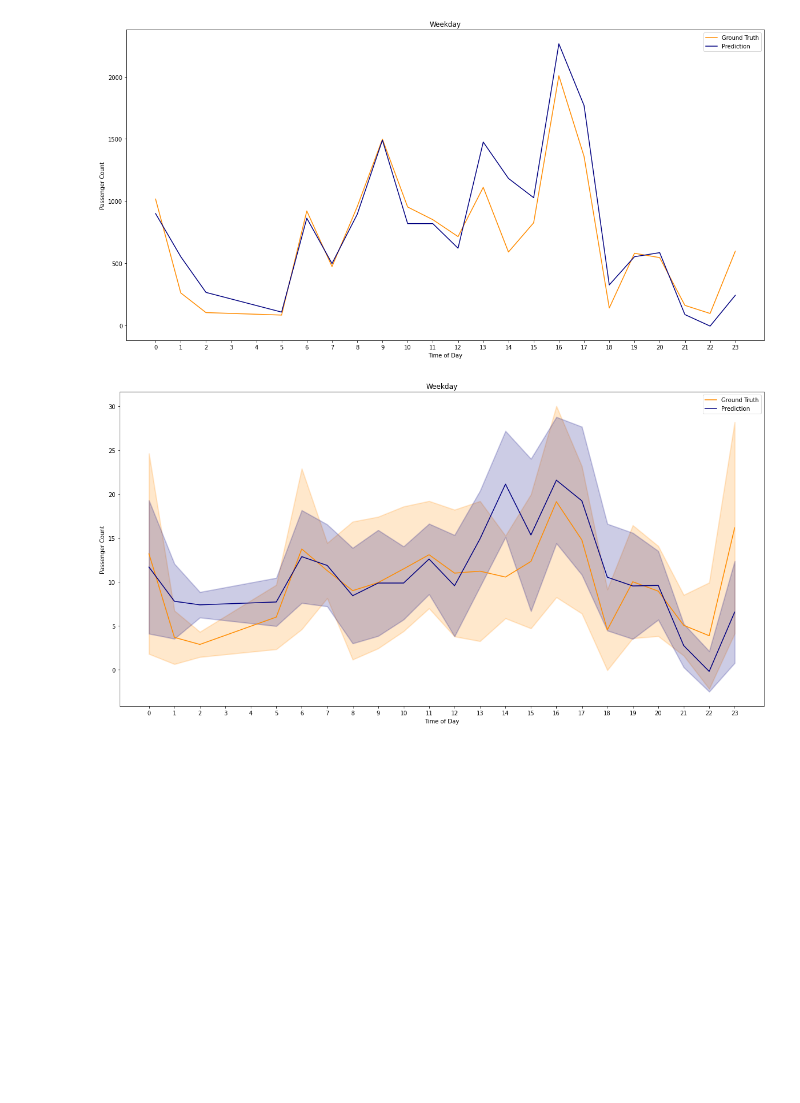
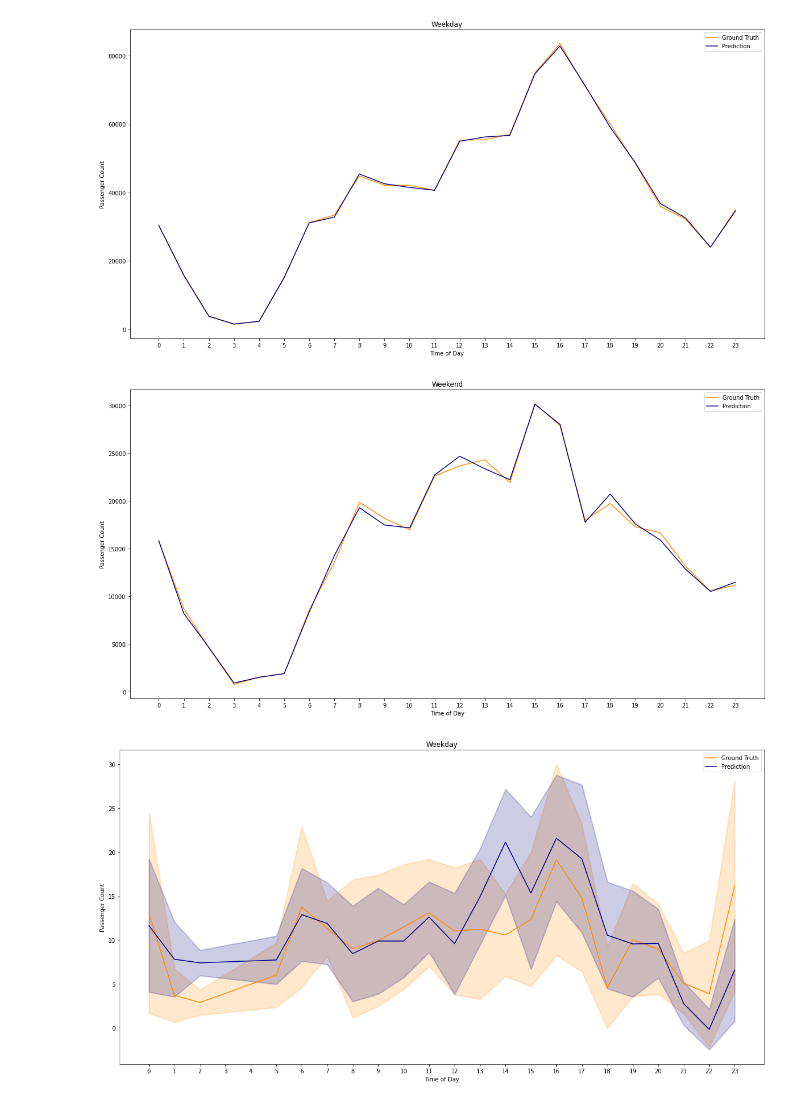
Before and after one commit to alexanderamy/BusPassengerPred, a Jupyter notebook: experiment_pipeline/notebooks/example_experiment_2.ipynb, the cells around one changed output. Saved outputs shown, nothing was run; the diff lists cells and outputs as text; code cells hidden in the pictures; blank space fills up the shorter version.

Commit message:
Small fix example_experiment_2 post Anton PR

```diff
--- a/experiment_pipeline/notebooks/example_experiment_2.ipynb
+++ b/experiment_pipeline/notebooks/example_experiment_2.ipynb
@@ -35,12 +36,13 @@ for model in models:
             model=model,
             stop_id_ls=stop_id_ls,
             dependent_variable="passenger_count",
-            split_heuristic="date",
+            split_heuristic="datetime",
             test_size=0.1,
-            split_date=(9, 27, 2021),
-            split_time=(0, 0),
-            num_test_periods=0,
-            random_state=0
+            split_datetime=datetime(year=2021, month=9, day=27, hour=0, minute=0),
+            test_period="1D",
+            refit_interval=None,
+            random_state=0,
+            experiment_name=None
         )
     print('\n')
     print("Train")
@@ -72,7 +74,8 @@ R^2: -0.01
 
 =============================
 # %%
-experiment_eval.plot_passenger_count_by_time_of_day('test', segment=None, agg='sum')
+fig = experiment_eval.plot_passenger_count_by_time_of_day('train', segment=None, agg='sum')
 # %% [output]
-[figure, old version]
+[figure, new version]
+[figure, added]
 # %%
```
Also changed, not shown: parts of 7 cells of this notebook.
